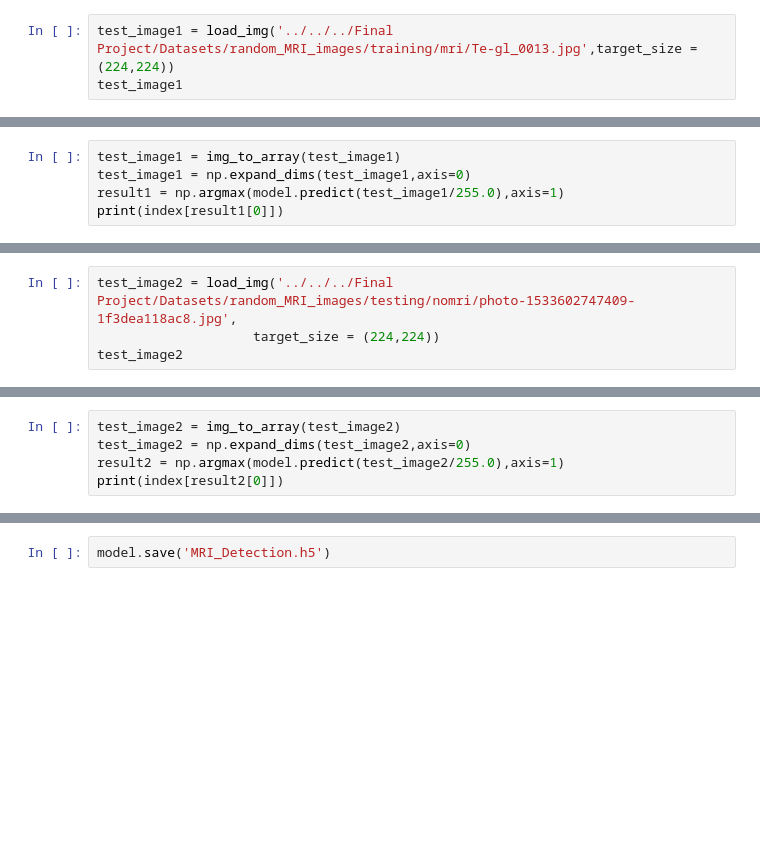
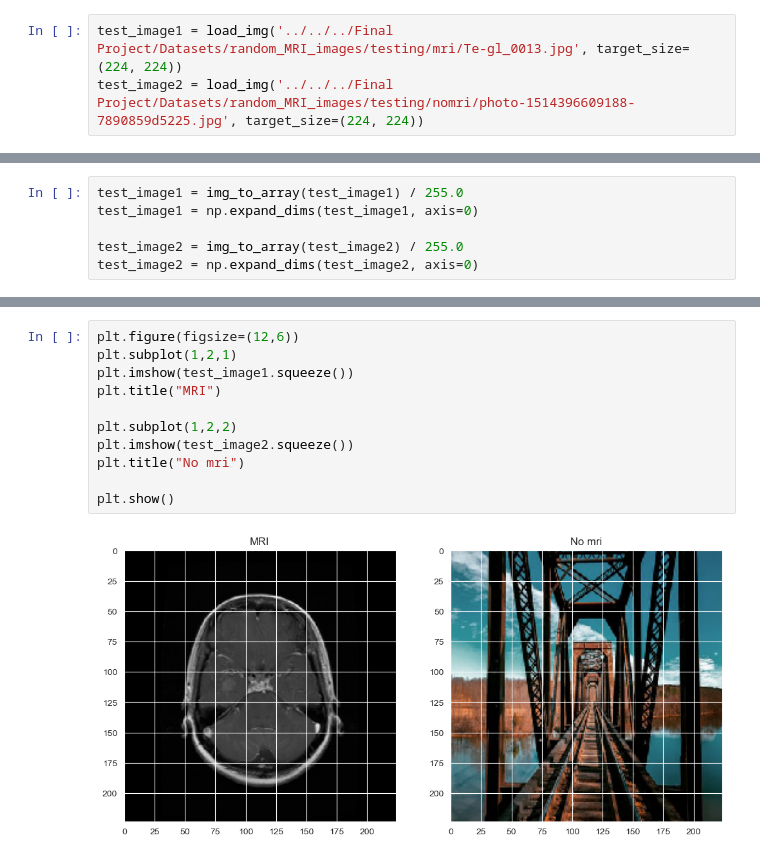
Before and after one commit to abednashif/tumor-sense, a Jupyter notebook: python_notebooks/MRI-image-detection.ipynb, the cells around one changed output, grey strips where cells are left out. Cells and saved outputs as stored; diff of their text form; blank space fills up the shorter version.

```diff
--- a/python_notebooks/MRI-image-detection.ipynb
+++ b/python_notebooks/MRI-image-detection.ipynb
@@ -122,3 +84,3 @@ index = ['MRI', 'non-MRI']
 # %%
-test_image1 = load_img('../../../Final Project/Datasets/random_MRI_images/training/mri/Te-gl_0013.jpg',target_size = (224,224))
-test_image1
+test_image1 = load_img('../../../Final Project/Datasets/random_MRI_images/testing/mri/Te-gl_0013.jpg', target_size=(224, 224))
+test_image2 = load_img('../../../Final Project/Datasets/random_MRI_images/testing/nomri/photo-1514396609188-7890859d5225.jpg', target_size=(224, 224))
@@ -127,5 +87,6 @@ test_image1
 # %%
-test_image1 = img_to_array(test_image1)
-test_image1 = np.expand_dims(test_image1,axis=0)
-result1 = np.argmax(model.predict(test_image1/255.0),axis=1)
-print(index[result1[0]])
+test_image1 = img_to_array(test_image1) / 255.0
+test_image1 = np.expand_dims(test_image1, axis=0)
+
+test_image2 = img_to_array(test_image2) / 255.0
+test_image2 = np.expand_dims(test_image2, axis=0)
@@ -135,4 +92,0 @@ MRI
-# %%
-test_image2 = load_img('../../../Final Project/Datasets/random_MRI_images/testing/nomri/photo-1533602747409-1f3dea118ac8.jpg',
-                    target_size = (224,224))
-test_image2
@@ -141,5 +92,0 @@ test_image2
-# %%
-test_image2 = img_to_array(test_image2)
-test_image2 = np.expand_dims(test_image2,axis=0)
-result2 = np.argmax(model.predict(test_image2/255.0),axis=1)
-print(index[result2[0]])
@@ -149,2 +93,13 @@ MRI
-# %%
-model.save('MRI_Detection.h5')
+# %%
+plt.figure(figsize=(12,6))
+plt.subplot(1,2,1)
+plt.imshow(test_image1.squeeze())
+plt.title("MRI")
+
+plt.subplot(1,2,2)
+plt.imshow(test_image2.squeeze())
+plt.title("No mri")
+
+plt.show()
+# %% [output]
+[figure, added]
```
Also changed, not shown: parts of 27 cells of this notebook, 7 other files.
